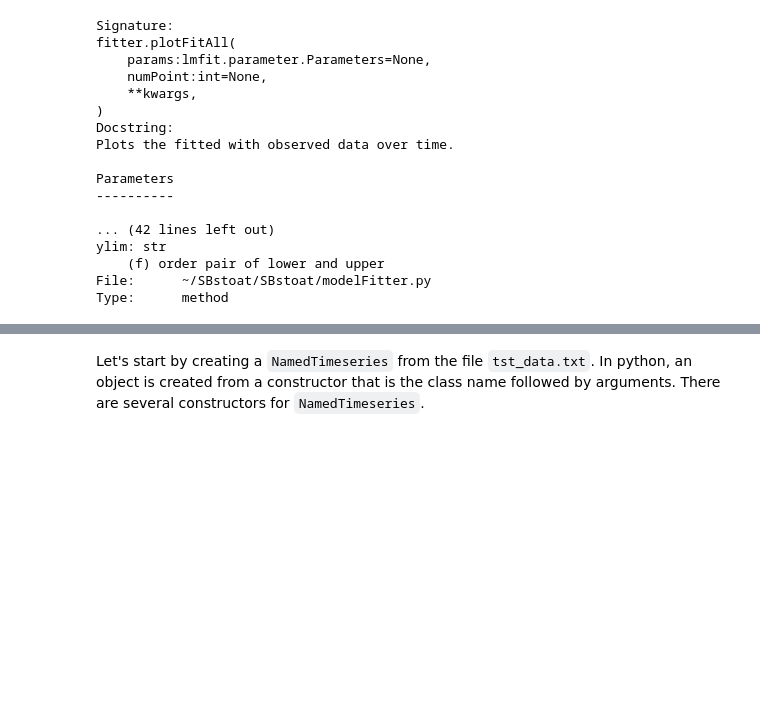
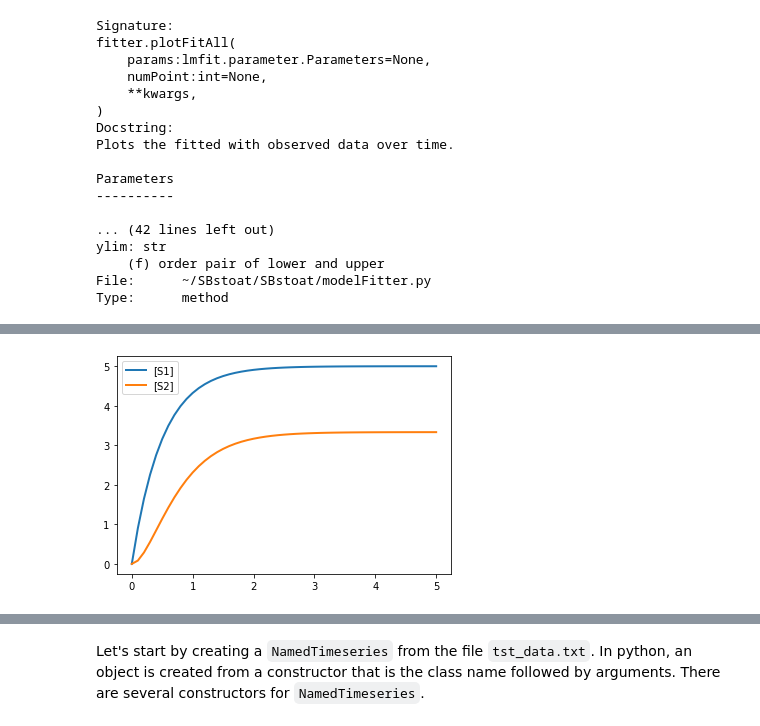
Before and after one commit to sys-bio/SBstoat, a Jupyter notebook: notebooks/Tutorial on Utilities for Model Fitting.ipynb, the cells around one changed output, grey strips where cells are left out. Cells and saved outputs as stored; diff of their text form; code cells hidden in the pictures; blank space fills up the shorter version.

```diff
--- a/notebooks/Tutorial on Utilities for Model Fitting.ipynb
+++ b/notebooks/Tutorial on Utilities for Model Fitting.ipynb
@@ -213,0 +234,22 @@ k5
+# %%
+# Model of a linear pathway
+MODEL1 = """
+# Reactions
+    J1: $X0 -> S1; k1*$X0
+    J2: S1 -> S2; k2*S1
+    J3: S2 -> $S3; k3*S2
+# Species initializations
+    X0 = 10;
+    S1 = 0;
+    S2 = 0;
+    S3 = X0
+    k1 = 1;
+    k2 = 2;
+    k3 = 3;
+"""
+PARAMETERS1 = ["k1", "k2", "k3"]
+rr = te.loada(MODEL1)
+model1Arr = rr.simulate()
+rr.plot(model1Arr)
+# %% [output]
+[figure, added]
```
Also changed, not shown: parts of 25 cells of this notebook, 2 other files.
